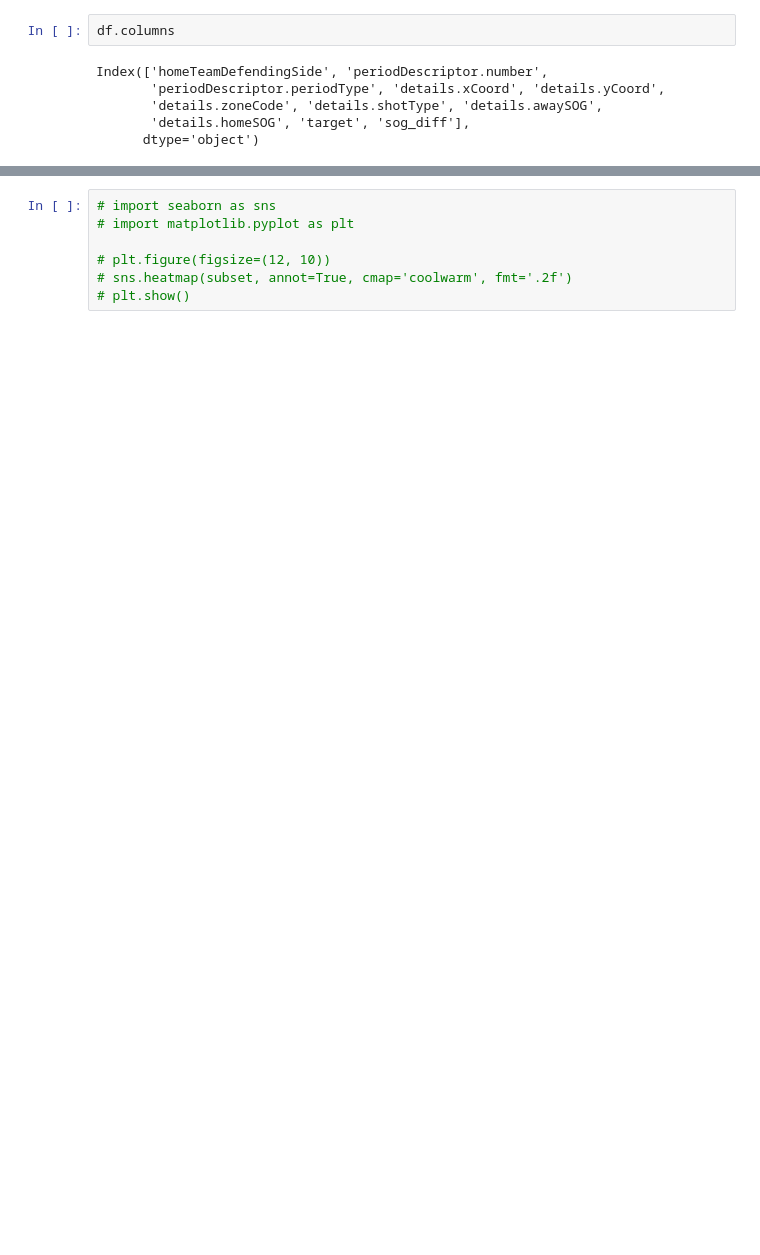
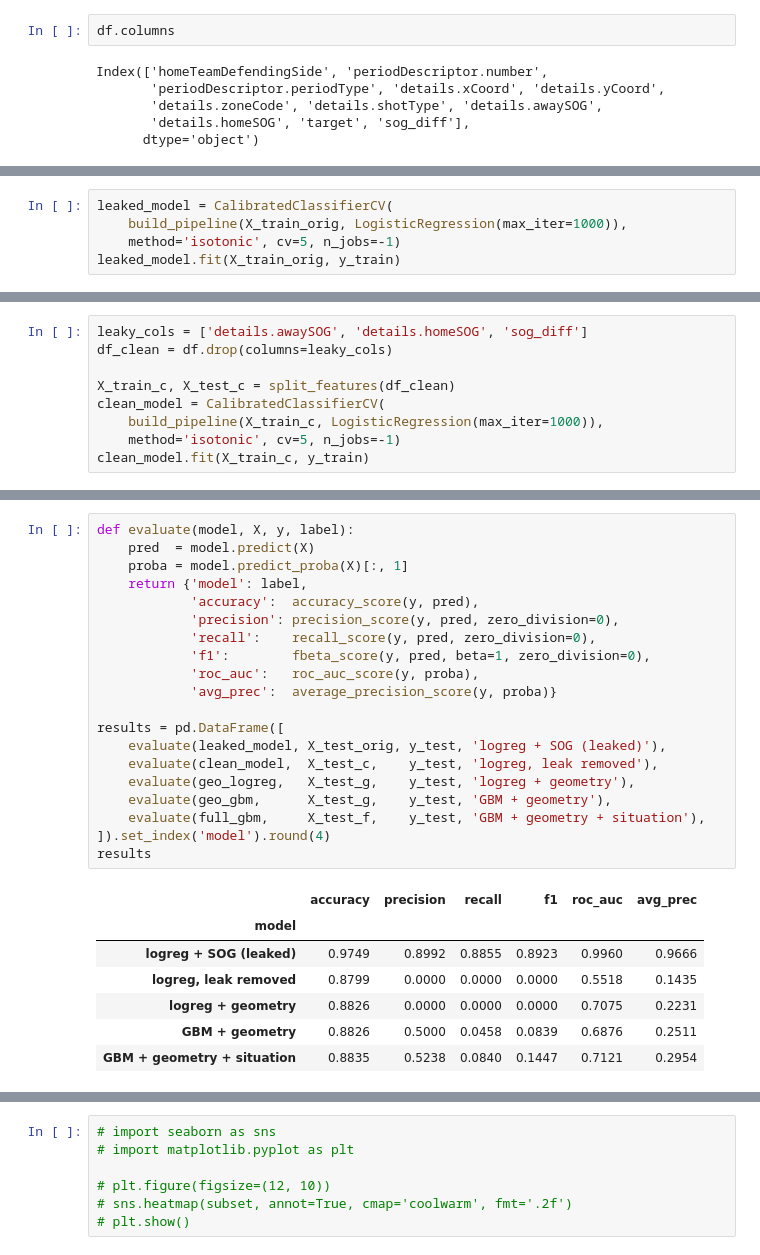
Before and after one commit to bustossophia/personalprojects, a Jupyter notebook: analysis.ipynb, the cells around one changed output, grey strips where cells are left out. Saved outputs shown, nothing was run; the diff lists cells and outputs as text; blank space fills up the shorter version.

```diff
--- a/analysis.ipynb
+++ b/analysis.ipynb
@@ -453,0 +505,5 @@ nums=X_train.select_dtypes(include=['int64', 'float64']).columns.tolist()
+# %%
+leaked_model = CalibratedClassifierCV(
+    build_pipeline(X_train_orig, LogisticRegression(max_iter=1000)),
+    method='isotonic', cv=5, n_jobs=-1)
+leaked_model.fit(X_train_orig, y_train)
@@ -453,0 +528,9 @@ nums=X_train.select_dtypes(include=['int64', 'float64']).columns.tolist()
+# %%
+leaky_cols = ['details.awaySOG', 'details.homeSOG', 'sog_diff']
+df_clean = df.drop(columns=leaky_cols)
+
+X_train_c, X_test_c = split_features(df_clean)
+clean_model = CalibratedClassifierCV(
+    build_pipeline(X_train_c, LogisticRegression(max_iter=1000)),
+    method='isotonic', cv=5, n_jobs=-1)
+clean_model.fit(X_train_c, y_train)
@@ -453,0 +637,28 @@ nums=X_train.select_dtypes(include=['int64', 'float64']).columns.tolist()
+# %%
+def evaluate(model, X, y, label):
+    pred  = model.predict(X)
+    proba = model.predict_proba(X)[:, 1]
+    return {'model': label,
+            'accuracy':  accuracy_score(y, pred),
+            'precision': precision_score(y, pred, zero_division=0),
+            'recall':    recall_score(y, pred, zero_division=0),
+            'f1':        fbeta_score(y, pred, beta=1, zero_division=0),
+            'roc_auc':   roc_auc_score(y, proba),
+            'avg_prec':  average_precision_score(y, proba)}
+
+results = pd.DataFrame([
+    evaluate(leaked_model, X_test_orig, y_test, 'logreg + SOG (leaked)'),
+    evaluate(clean_model,  X_test_c,    y_test, 'logreg, leak removed'),
+    evaluate(geo_logreg,   X_test_g,    y_test, 'logreg + geometry'),
+    evaluate(geo_gbm,      X_test_g,    y_test, 'GBM + geometry'),
+    evaluate(full_gbm,     X_test_f,    y_test, 'GBM + geometry + situation'),
+]).set_index('model').round(4)
+results
+# %% [output]
+|  | accuracy | precision | recall | f1 | roc_auc | avg_prec |
+| model |  |  |  |  |  |  |
+| logreg + SOG (leaked) | 0.9749 | 0.8992 | 0.8855 | 0.8923 | 0.9960 | 0.9666 |
+| logreg, leak removed | 0.8799 | 0.0000 | 0.0000 | 0.0000 | 0.5518 | 0.1435 |
+| logreg + geometry | 0.8826 | 0.0000 | 0.0000 | 0.0000 | 0.7075 | 0.2231 |
+| GBM + geometry | 0.8826 | 0.5000 | 0.0458 | 0.0839 | 0.6876 | 0.2511 |
+| GBM + geometry + situation | 0.8835 | 0.5238 | 0.0840 | 0.1447 | 0.7121 | 0.2954 |
```
Also changed, not shown: parts of 55 cells of this notebook, 1 other file.
